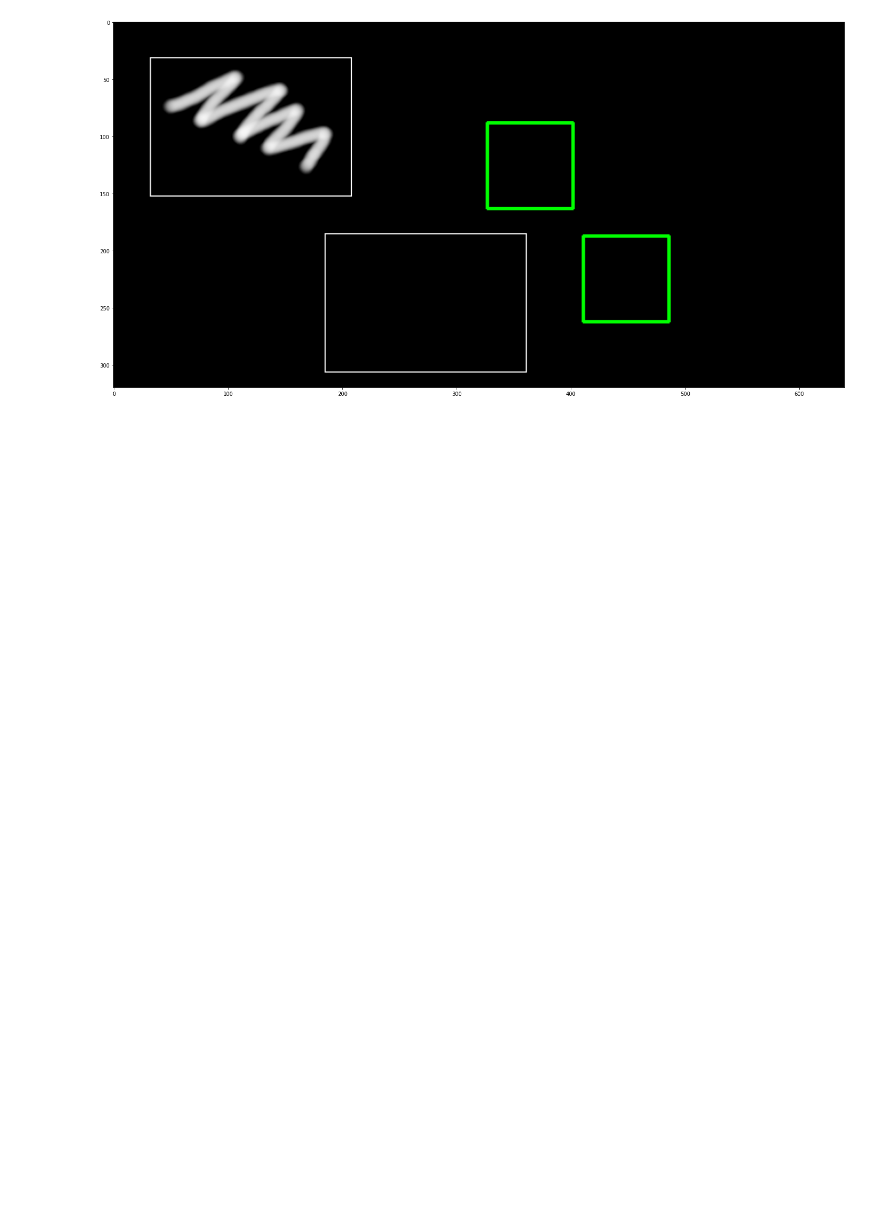
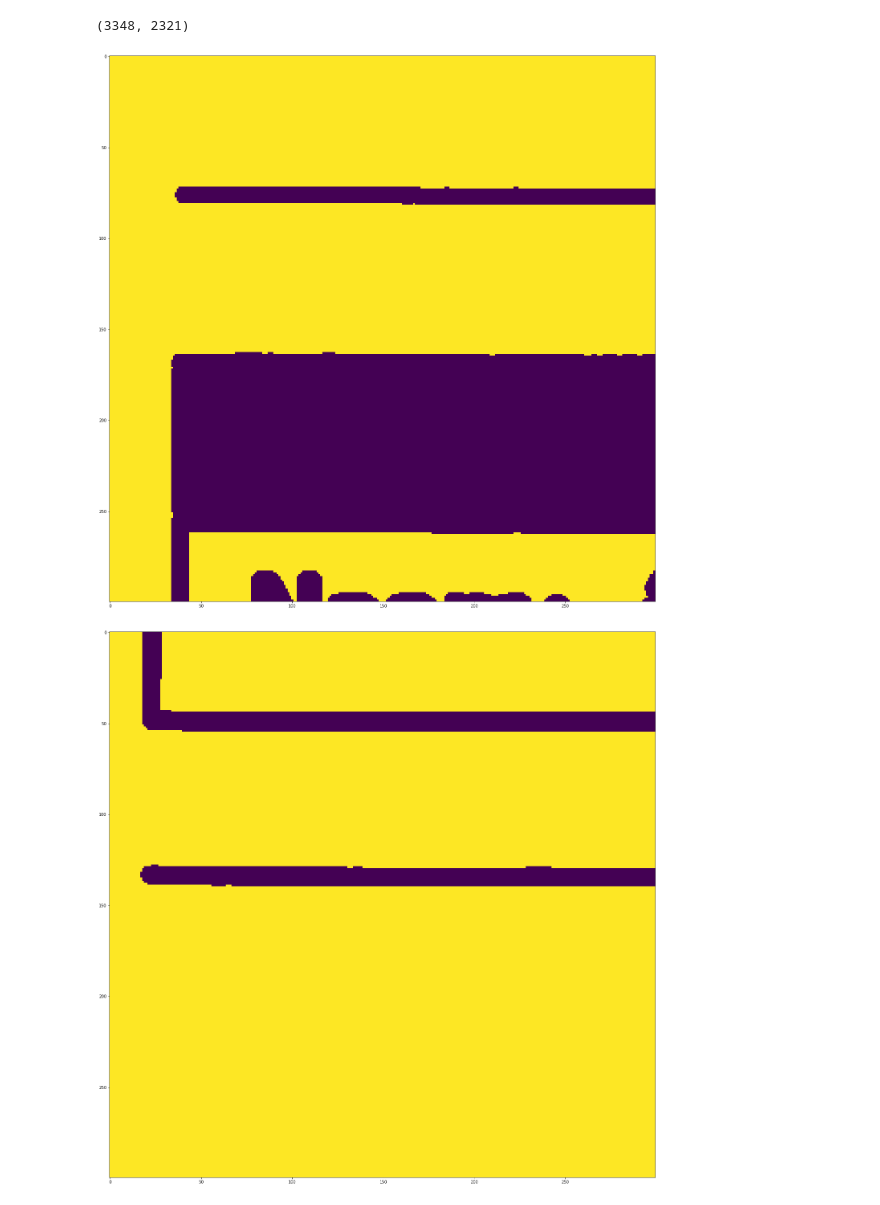
Before and after one commit to swapsCAPS/tf-digit-recognition-playground, a Jupyter notebook: match-template.ipynb, the cells around one changed output. Saved outputs shown, nothing was run; the diff lists cells and outputs as text; code cells hidden in the pictures; blank space fills up the shorter version.

Commit message:
WIP findHomography

```diff
--- a/match-template.ipynb
+++ b/match-template.ipynb
@@ -5,6 +5,10 @@ import matplotlib.pyplot as plt
 import os
 import cv2
 import math
+import utils
 
-import utils
+def disp_image(image):
+    plt.figure(figsize=(25, 25))
+    plt.imshow(image)
+    plt.show()
 # %% [output]
@@ -12,18 +16,54 @@ import utils
 # %%
-img_path = "/home/dan/Pictures/template-match-test-img.png"
+orig = cv2.imread("/home/dan/Downloads/poulespng/poule-7.pdf.png", cv2.IMREAD_UNCHANGED)
+tmpl = cv2.imread("./data/pngs/poule-front-content-tmpl.png", cv2.IMREAD_UNCHANGED)
 
-rects = utils.simpleMatchTemplate(
-    img_path,
-    "/home/dan/Pictures/template-match-test-tmpl-sq.png",
-    1
-)
+blur_amount = (9, 9)
+crop_margin_px = 80
 
-img = cv2.imread(img_path, cv2.IMREAD_UNCHANGED)
-for (tl, br) in rects:
-    cv2.rectangle(img, tl, br, [0, 255 ,0], 2)
+debug = True
 
-plt.figure(figsize=(25, 25))
-plt.imshow(cv2.cvtColor(img, cv2.COLOR_BGR2RGB))
-plt.show()
+# Crop inward, there won't be anything at the edges except for scanning artifacts
+orig = orig[crop_margin_px:-crop_margin_px, crop_margin_px:-crop_margin_px]
+
+img_gray = cv2.cvtColor(orig, cv2.COLOR_BGR2GRAY)
+img_gray = cv2.GaussianBlur(img_gray, blur_amount, 0)
+th, thresh = cv2.threshold(img_gray, 254, 255, cv2.THRESH_BINARY)
+
+corner_crop_px = 300
+print(thresh.shape)
+tl = thresh[
+    0:corner_crop_px,
+    0:corner_crop_px
+]
+bl = thresh[
+    thresh.shape[0] - corner_crop_px:thresh.shape[0],
+    0:corner_crop_px
+]
+tr = thresh[
+    0:corner_crop_px,
+    thresh.shape[1] - corner_crop_px:thresh.shape[1]
+]
+br = thresh[
+    thresh.shape[0] - corner_crop_px:thresh.shape[0],
+    thresh.shape[1] - corner_crop_px:thresh.shape[1]
+]
+disp_image(tl)
+disp_image(bl)
+disp_image(tr)
+disp_image(br)
+# TODO now find most extreme pixels
+# The location that we return should remap onto the original image
+# So tl = found extreme corner = tl_xc.y + any_offset coming from other cropping
+# Or we just don't care:
+# - Crop naive to strip artifacts
+# - Crom to content
+# - Find corners
+# - hindHomography()
+# - persectiveWarp()
+# - Resize
+# - ...
+# - Profit
 # %% [output]
+(3348, 2321)
-[figure, old version]
+[figure, new version]
+[figure, added]
```
Also changed, not shown: parts of 2 cells of this notebook, 13 other files.
